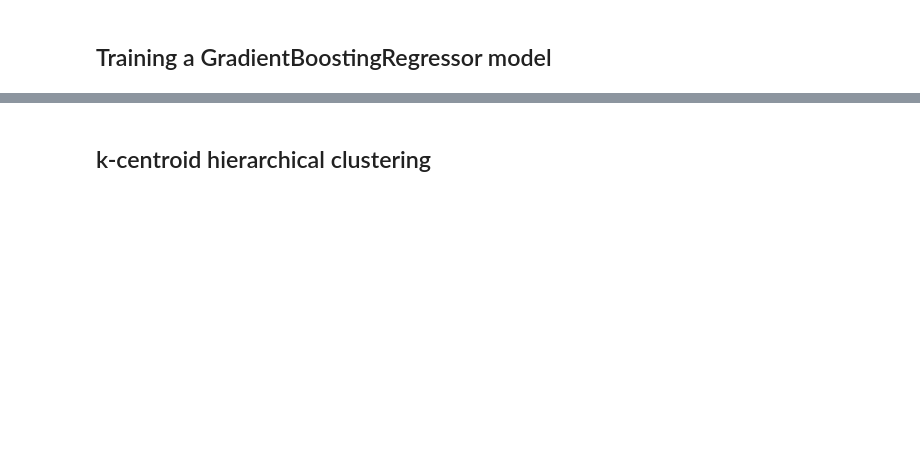
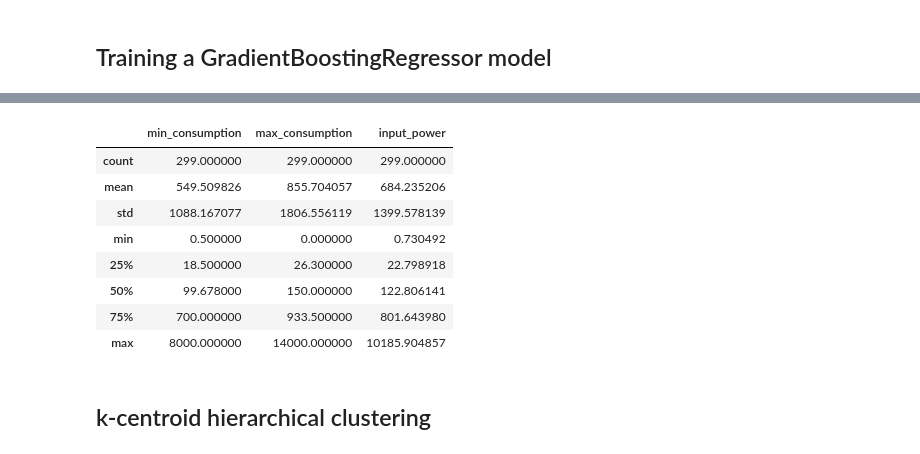
Before and after one commit to Xer0bit/Energy-Efficiency-Enhancement, a Jupyter notebook: Train.ipynb, the cells around one changed output, grey strips where cells are left out. Drawn from its saved outputs; the diff is of its cells as text; code cells hidden in the pictures; blank space fills up the shorter version.

```diff
--- a/Train.ipynb
+++ b/Train.ipynb
@@ -169,3 +200,15 @@ print(y_hc)
+# %%
+X.describe()
+# %% [output]
+|  | min_consumption | max_consumption | input_power |
+| count | 299.000000 | 299.000000 | 299.000000 |
+| mean | 549.509826 | 855.704057 | 684.235206 |
+| std | 1088.167077 | 1806.556119 | 1399.578139 |
+| min | 0.500000 | 0.000000 | 0.730492 |
+| 25% | 18.500000 | 26.300000 | 22.798918 |
+| 50% | 99.678000 | 150.000000 | 122.806141 |
+| 75% | 700.000000 | 933.500000 | 801.643980 |
+| max | 8000.000000 | 14000.000000 | 10185.904857 |
 # %%
 def find_centroid(cluster):
     """
```
Also changed, not shown: parts of 19 cells of this notebook.
